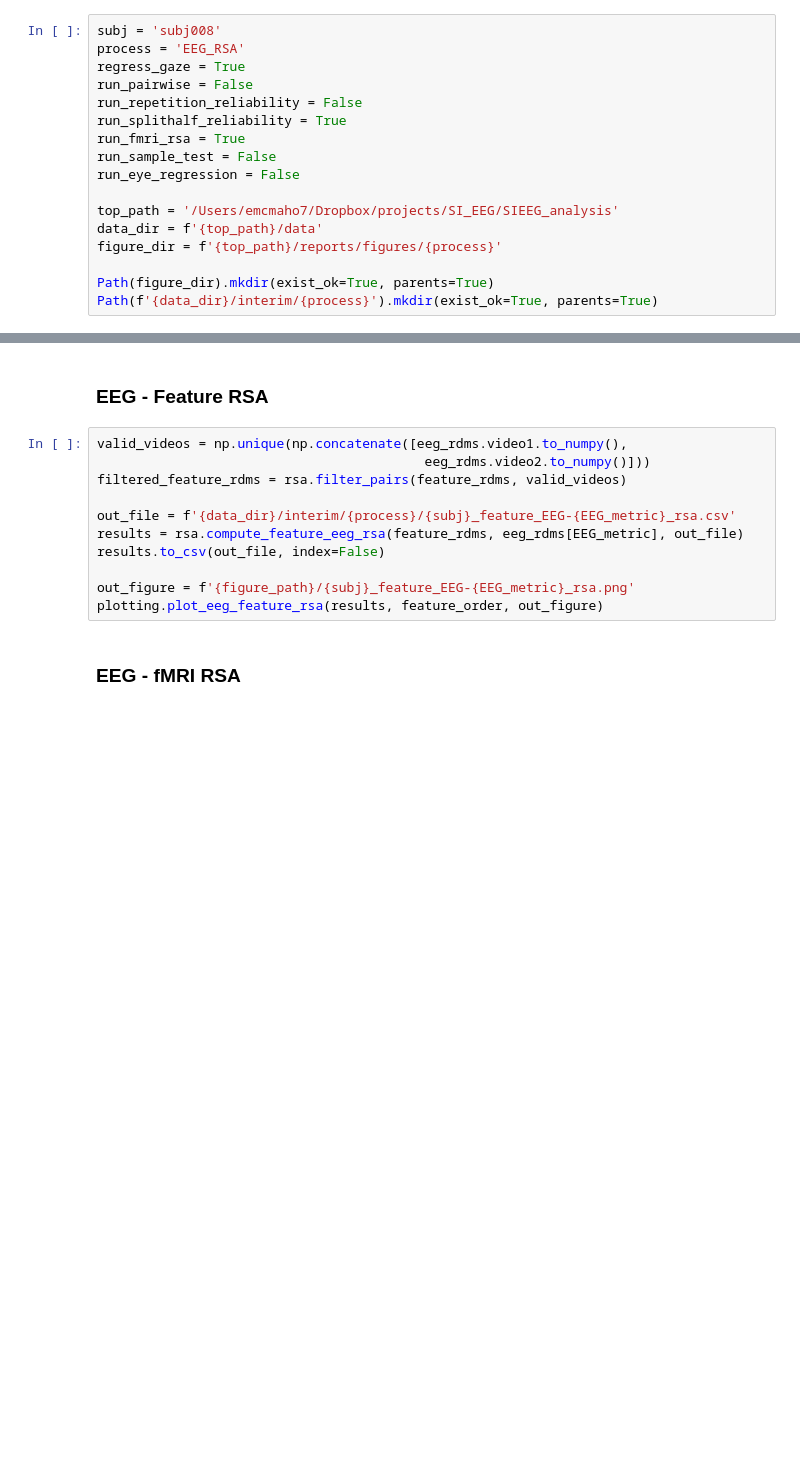
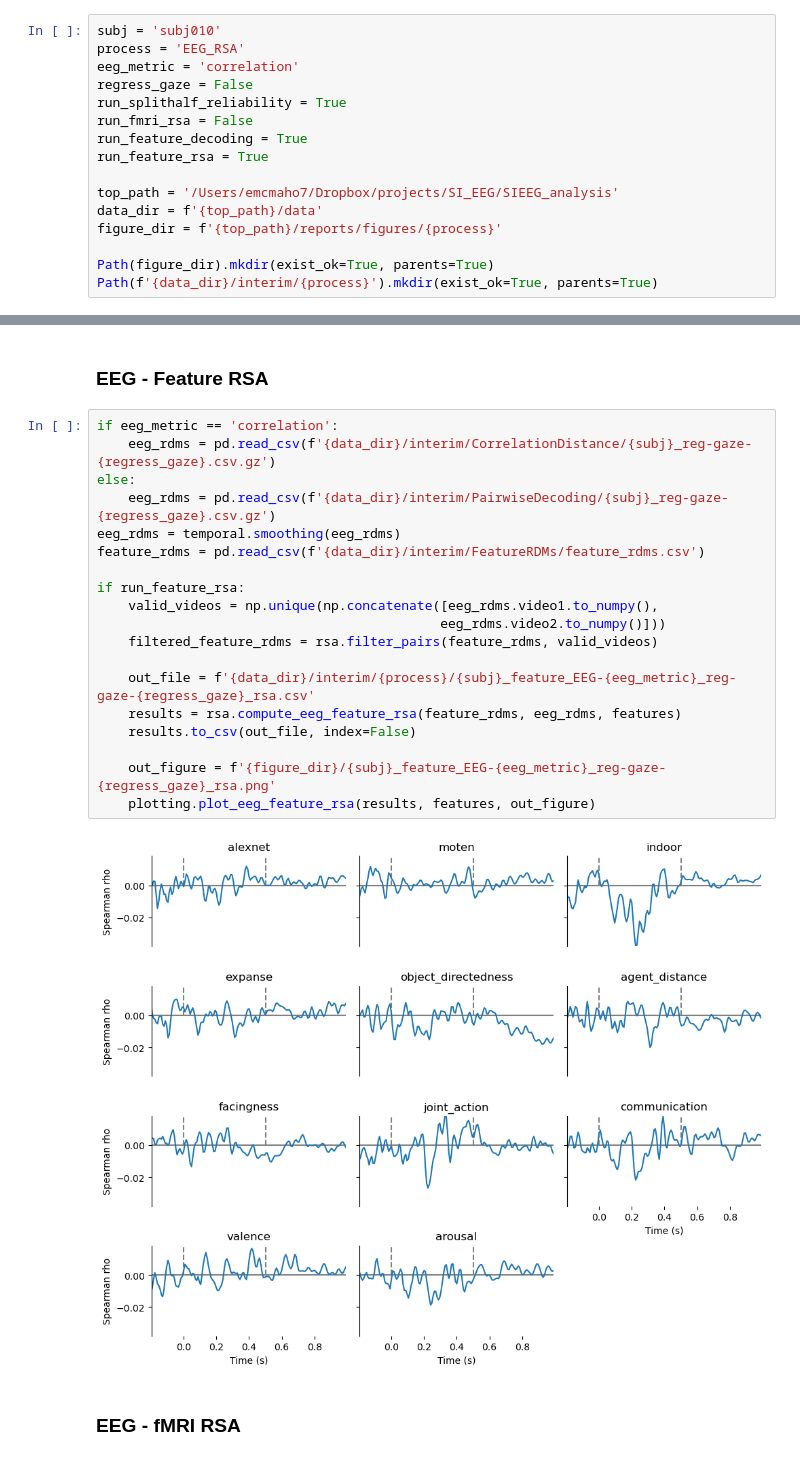
Before and after one commit to Isik-lab/SIEEG_analysis, a Jupyter notebook: notebooks/EEG_RSA.ipynb, the cells around one changed output, grey strips where cells are left out. Cells and saved outputs as stored; diff of their text form; blank space fills up the shorter version.

```diff
--- a/notebooks/EEG_RSA.ipynb
+++ b/notebooks/EEG_RSA.ipynb
@@ -13,15 +11,14 @@ from src import stats, plotting, temporal, decoding, rsa
 
 pd.set_option('display.max_rows', None)
 # %%
-subj = 'subj008'
+subj = 'subj010'
 process = 'EEG_RSA'
-regress_gaze = True
-run_pairwise = False
-run_repetition_reliability = False
+eeg_metric = 'correlation'
+regress_gaze = False
 run_splithalf_reliability = True
-run_fmri_rsa = True
-run_sample_test = False
-run_eye_regression = False
+run_fmri_rsa = False
+run_feature_decoding = True
+run_feature_rsa = True
 
 top_path = '/Users/emcmaho7/Dropbox/projects/SI_EEG/SIEEG_analysis'
 data_dir = f'{top_path}/data'
@@ -78,16 +68,26 @@ feature_rdms = pd.read_csv(f'{data_dir}/interim/FeatureRDMs/feature_rdms.csv')
 # %% [markdown]
 ### EEG - Feature RSA
 # %%
-valid_videos = np.unique(np.concatenate([eeg_rdms.video1.to_numpy(),
-                                          eeg_rdms.video2.to_numpy()]))
-filtered_feature_rdms = rsa.filter_pairs(feature_rdms, valid_videos)
+if eeg_metric == 'correlation':
+    eeg_rdms = pd.read_csv(f'{data_dir}/interim/CorrelationDistance/{subj}_reg-gaze-{regress_gaze}.csv.gz')
+else:
+    eeg_rdms = pd.read_csv(f'{data_dir}/interim/PairwiseDecoding/{subj}_reg-gaze-{regress_gaze}.csv.gz')
+eeg_rdms = temporal.smoothing(eeg_rdms)
+feature_rdms = pd.read_csv(f'{data_dir}/interim/FeatureRDMs/feature_rdms.csv')
 
-out_file = f'{data_dir}/interim/{process}/{subj}_feature_EEG-{EEG_metric}_rsa.csv'
-results = rsa.compute_feature_eeg_rsa(feature_rdms, eeg_rdms[EEG_metric], out_file)
-results.to_csv(out_file, index=False)
+if run_feature_rsa:
+    valid_videos = np.unique(np.concatenate([eeg_rdms.video1.to_numpy(),
+                                            eeg_rdms.video2.to_numpy()]))
+    filtered_feature_rdms = rsa.filter_pairs(feature_rdms, valid_videos)
 
-out_figure = f'{figure_path}/{subj}_feature_EEG-{EEG_metric}_rsa.png'
-plotting.plot_eeg_feature_rsa(results, feature_order, out_figure)
+    out_file = f'{data_dir}/interim/{process}/{subj}_feature_EEG-{eeg_metric}_reg-gaze-{regress_gaze}_rsa.csv'
+    results = rsa.compute_eeg_feature_rsa(feature_rdms, eeg_rdms, features)
+    results.to_csv(out_file, index=False)
+
+    out_figure = f'{figure_dir}/{subj}_feature_EEG-{eeg_metric}_reg-gaze-{regress_gaze}_rsa.png'
+    plotting.plot_eeg_feature_rsa(results, features, out_figure)
+# %% [output]
+[figure, added]
 # %% [markdown]
 ### EEG - fMRI RSA
 # %%
```
Also changed, not shown: parts of 5 cells of this notebook, 6 other files.
